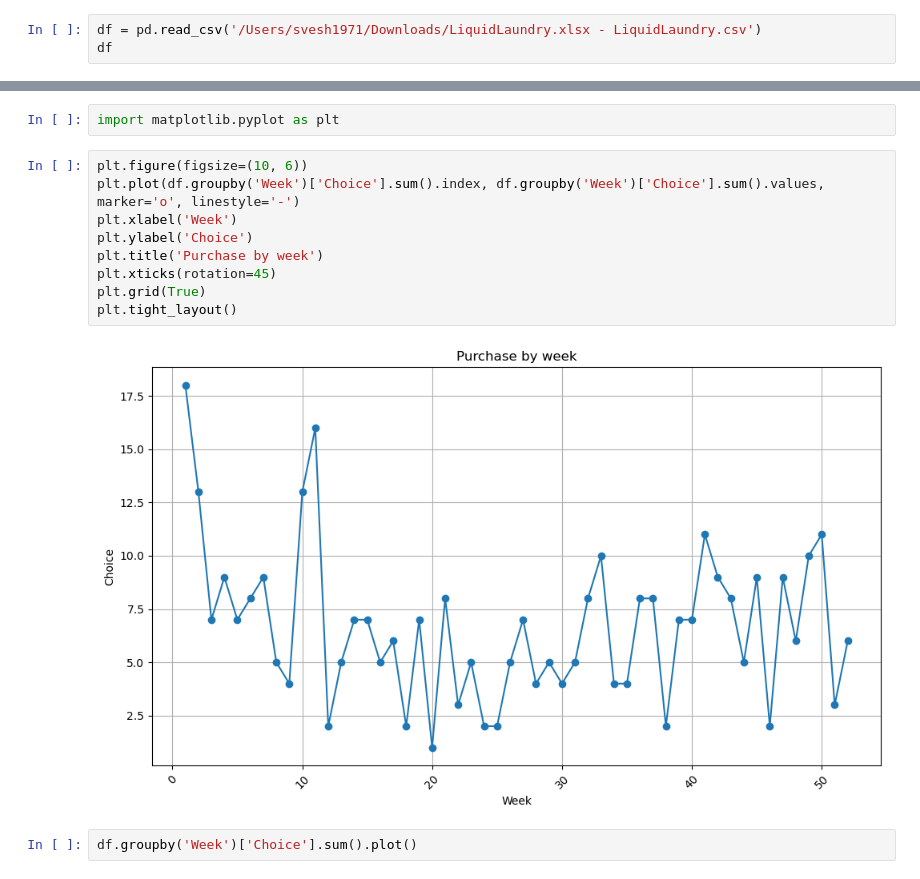
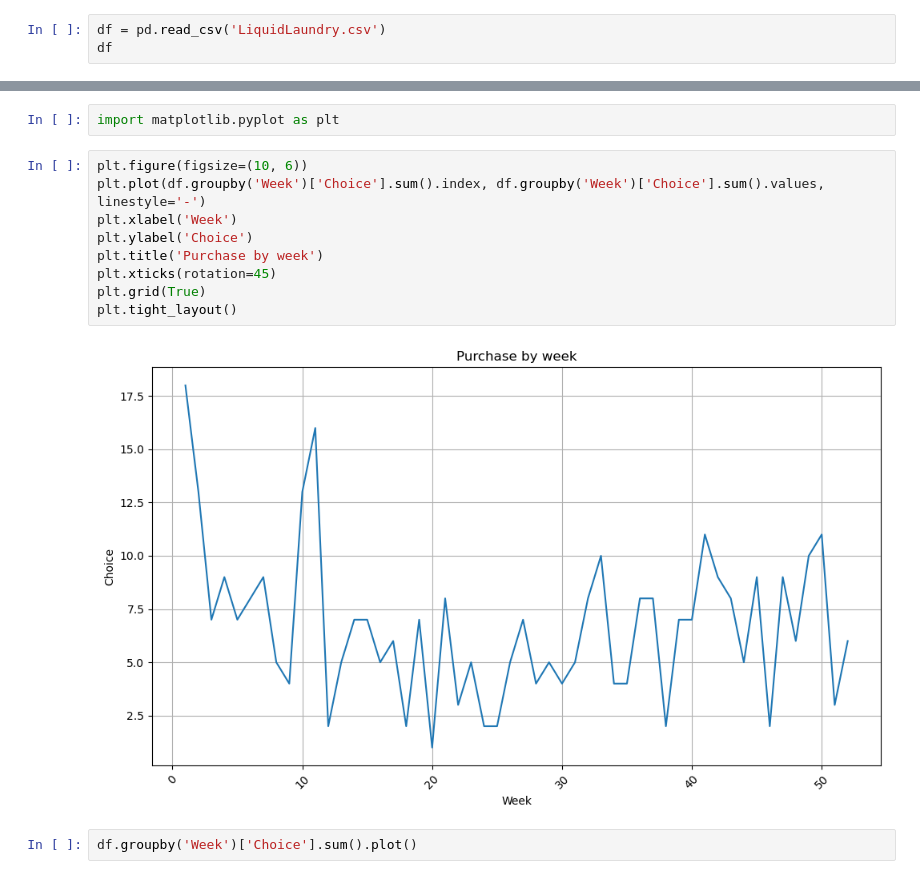
Before and after one commit to dariashcherbakovaaa/MA_DSE_Unimi, a Jupyter notebook: Marketing-02(coding).ipynb, the cells around one changed output, grey strips where cells are left out. Cells and saved outputs as stored; diff of their text form.

```diff
--- a/Marketing-02(coding).ipynb
+++ b/Marketing-02(coding).ipynb
@@ -11,7 +11,7 @@ which four major brands (Tide, Wisk, Era and Surf), all 64 ounces in size, were
 # %%
 import pandas as pd
 # %%
-df = pd.read_csv('/Users/svesh1971/Downloads/LiquidLaundry.xlsx - LiquidLaundry.csv')
+df = pd.read_csv('LiquidLaundry.csv')
 df
 # %% [output]
 |  | Occasion | Household | Week | Loyalty | Price | Feature | Display | Tide | Wisk | Era | Set | ... |
@@ -89,15 +89,15 @@ df.groupby('Brand')[['Price', "Feature", "Display"]].mean().round(2)
 import matplotlib.pyplot as plt
 # %%
 plt.figure(figsize=(10, 6))
-plt.plot(df.groupby('Week')['Choice'].sum().index, df.groupby('Week')['Choice'].sum().values, marker='o', linestyle='-')
+plt.plot(df.groupby('Week')['Choice'].sum().index, df.groupby('Week')['Choice'].sum().values, linestyle='-')
 plt.xlabel('Week')
 plt.ylabel('Choice')
 plt.title('Purchase by week')
 plt.xticks(rotation=45)
 plt.grid(True)
 plt.tight_layout()
 # %% [output]
-[figure, old version]
+[figure, new version]
 # %%
 df.groupby('Week')['Choice'].sum().plot()
 # %% [output]
```
Also changed, not shown: parts of 10 cells of this notebook.
